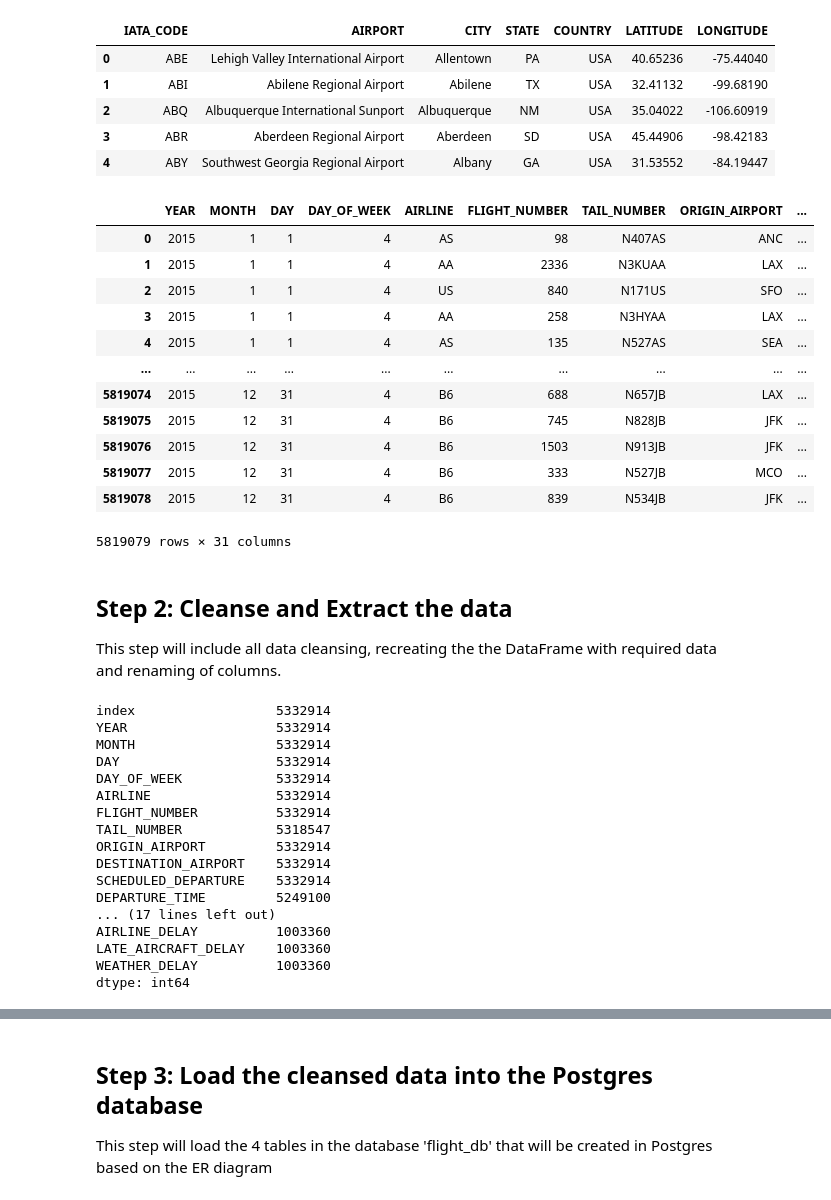
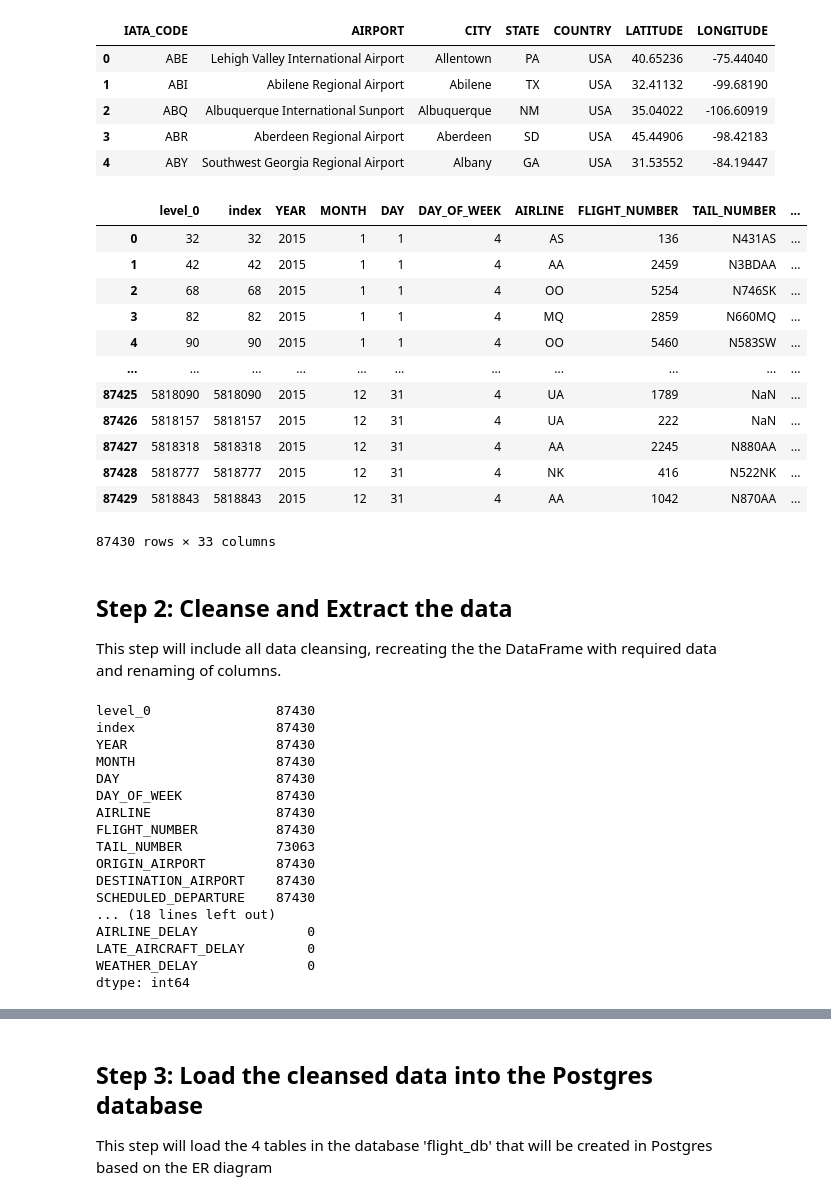
Before and after one commit to kasiakalemba/ETL-project, a Jupyter notebook: ETL Projects.ipynb, the cells around one changed output, grey strips where cells are left out. Saved outputs shown, nothing was run; the diff lists cells and outputs as text; code cells hidden in the pictures.

```diff
--- a/ETL Projects.ipynb
+++ b/ETL Projects.ipynb
@@ -55,45 +65,45 @@ airports_df.head()
 | 4 | ABY | Southwest Georgia Regional Airport | Albany | GA | USA | 31.53552 | -84.19447 |
 # %%
 # Import the raw US flights Arrival/Departure data for US Airlines data file as DataFrame
-csv_file = "data/flights.csv"
+csv_file = "data/flights_clean.csv"
 flights_df = pd.read_csv(csv_file)
 flights_df
 # %% [output]
-|  | YEAR | MONTH | DAY | DAY_OF_WEEK | AIRLINE | FLIGHT_NUMBER | TAIL_NUMBER | ORIGIN_AIRPORT | ... |
-| 0 | 2015 | 1 | 1 | 4 | AS | 98 | N407AS | ANC | ... |
-| 1 | 2015 | 1 | 1 | 4 | AA | 2336 | N3KUAA | LAX | ... |
-| 2 | 2015 | 1 | 1 | 4 | US | 840 | N171US | SFO | ... |
-| 3 | 2015 | 1 | 1 | 4 | AA | 258 | N3HYAA | LAX | ... |
-| 4 | 2015 | 1 | 1 | 4 | AS | 135 | N527AS | SEA | ... |
-| ... | ... | ... | ... | ... | ... | ... | ... | ... | ... |
-| 5819074 | 2015 | 12 | 31 | 4 | B6 | 688 | N657JB | LAX | ... |
-| 5819075 | 2015 | 12 | 31 | 4 | B6 | 745 | N828JB | JFK | ... |
-| 5819076 | 2015 | 12 | 31 | 4 | B6 | 1503 | N913JB | JFK | ... |
-| 5819077 | 2015 | 12 | 31 | 4 | B6 | 333 | N527JB | MCO | ... |
-| 5819078 | 2015 | 12 | 31 | 4 | B6 | 839 | N534JB | JFK | ... |
+|  | level_0 | index | YEAR | MONTH | DAY | DAY_OF_WEEK | AIRLINE | FLIGHT_NUMBER | TAIL_NUMBER | ... |
+| 0 | 32 | 32 | 2015 | 1 | 1 | 4 | AS | 136 | N431AS | ... |
+| 1 | 42 | 42 | 2015 | 1 | 1 | 4 | AA | 2459 | N3BDAA | ... |
+| 2 | 68 | 68 | 2015 | 1 | 1 | 4 | OO | 5254 | N746SK | ... |
+| 3 | 82 | 82 | 2015 | 1 | 1 | 4 | MQ | 2859 | N660MQ | ... |
+| 4 | 90 | 90 | 2015 | 1 | 1 | 4 | OO | 5460 | N583SW | ... |
+| ... | ... | ... | ... | ... | ... | ... | ... | ... | ... | ... |
+| 87425 | 5818090 | 5818090 | 2015 | 12 | 31 | 4 | UA | 1789 | NaN | ... |
+| 87426 | 5818157 | 5818157 | 2015 | 12 | 31 | 4 | UA | 222 | NaN | ... |
+| 87427 | 5818318 | 5818318 | 2015 | 12 | 31 | 4 | AA | 2245 | N880AA | ... |
+| 87428 | 5818777 | 5818777 | 2015 | 12 | 31 | 4 | NK | 416 | N522NK | ... |
+| 87429 | 5818843 | 5818843 | 2015 | 12 | 31 | 4 | AA | 1042 | N870AA | ... |
-5819079 rows × 31 columns
+87430 rows × 33 columns
 # %% [markdown]
 ## Step 2: Cleanse and Extract the data
 This step will include all data cleansing, recreating the the DataFrame with required data and renaming of columns.
 # %%
 flights_df.count()
 # %% [output]
-index                  5332914
-YEAR                   5332914
-MONTH                  5332914
-DAY                    5332914
-DAY_OF_WEEK            5332914
-AIRLINE                5332914
-FLIGHT_NUMBER          5332914
-TAIL_NUMBER            5318547
-ORIGIN_AIRPORT         5332914
-DESTINATION_AIRPORT    5332914
-SCHEDULED_DEPARTURE    5332914
-DEPARTURE_TIME         5249100
-... (17 lines left out)
-AIRLINE_DELAY          1003360
-LATE_AIRCRAFT_DELAY    1003360
-WEATHER_DELAY          1003360
+level_0                87430
+index                  87430
+YEAR                   87430
+MONTH                  87430
+DAY                    87430
+DAY_OF_WEEK            87430
+AIRLINE                87430
+FLIGHT_NUMBER          87430
+TAIL_NUMBER            73063
+ORIGIN_AIRPORT         87430
+DESTINATION_AIRPORT    87430
+SCHEDULED_DEPARTURE    87430
+... (18 lines left out)
+AIRLINE_DELAY              0
+LATE_AIRCRAFT_DELAY        0
+WEATHER_DELAY              0
 dtype: int64
 # %%
 # Prepping to extract the data related to Flight cancellations only
```
Also changed, not shown: parts of 16 cells of this notebook, 3 other files.
